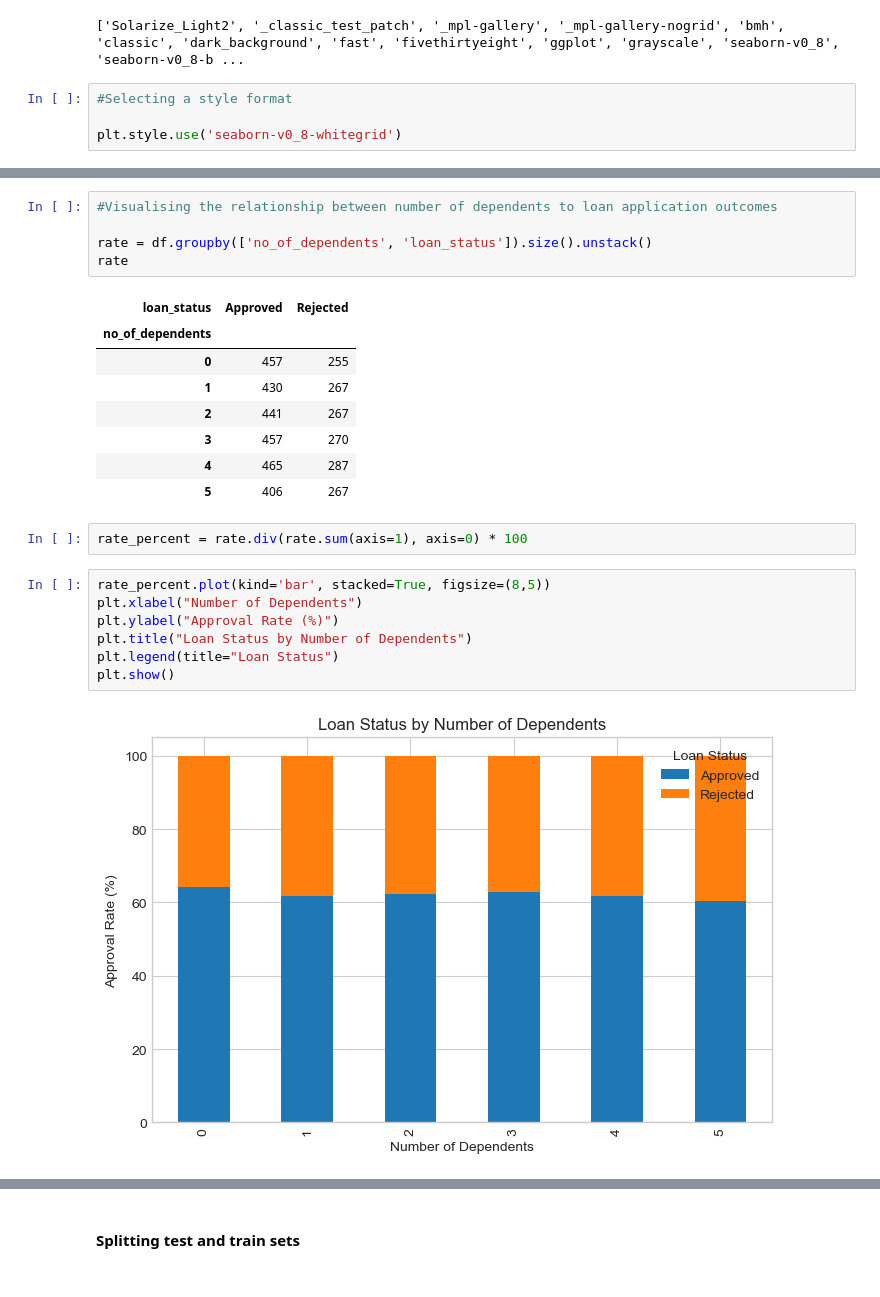
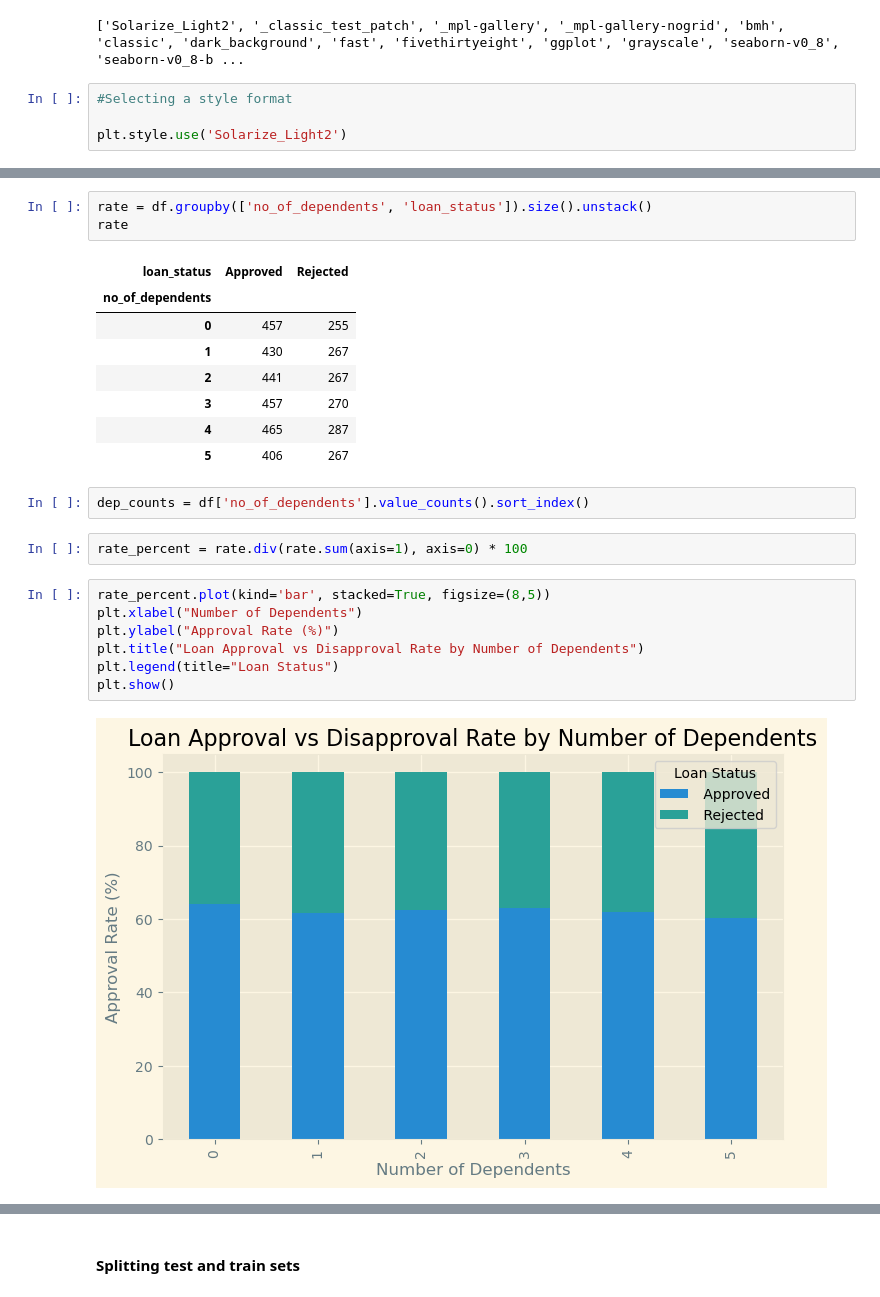
Before and after one commit to DeeKtechie/Loan-Approval-Prediction, a Jupyter notebook: loan_approval_prediction.ipynb, the cells around one changed output, grey strips where cells are left out. Saved outputs shown, nothing was run; the diff lists cells and outputs as text.

```diff
--- a/loan_approval_prediction.ipynb
+++ b/loan_approval_prediction.ipynb
@@ -231,5 +194,5 @@ print(plt.style.available)
 # %%
 #Selecting a style format
 
-plt.style.use('seaborn-v0_8-whitegrid')
+plt.style.use('Solarize_Light2')
 # %%
@@ -274,6 +253,4 @@ self_emp_count.plot(kind = 'pie',
 # %%
-#Visualising the relationship between number of dependents to loan application outcomes
-
 rate = df.groupby(['no_of_dependents', 'loan_status']).size().unstack()
 rate
 # %% [output]
@@ -285,14 +262,16 @@ rate
 | 3 | 457 | 270 |
 | 4 | 465 | 287 |
 | 5 | 406 | 267 |
+# %%
+dep_counts = df['no_of_dependents'].value_counts().sort_index()
 # %%
 rate_percent = rate.div(rate.sum(axis=1), axis=0) * 100
 # %%
 rate_percent.plot(kind='bar', stacked=True, figsize=(8,5))
 plt.xlabel("Number of Dependents")
 plt.ylabel("Approval Rate (%)")
-plt.title("Loan Status by Number of Dependents")
+plt.title("Loan Approval vs Disapproval Rate by Number of Dependents")
 plt.legend(title="Loan Status")
 plt.show()
 # %% [output]
-[figure, old version]
+[figure, new version]
```
Also changed, not shown: parts of 102 cells of this notebook.
